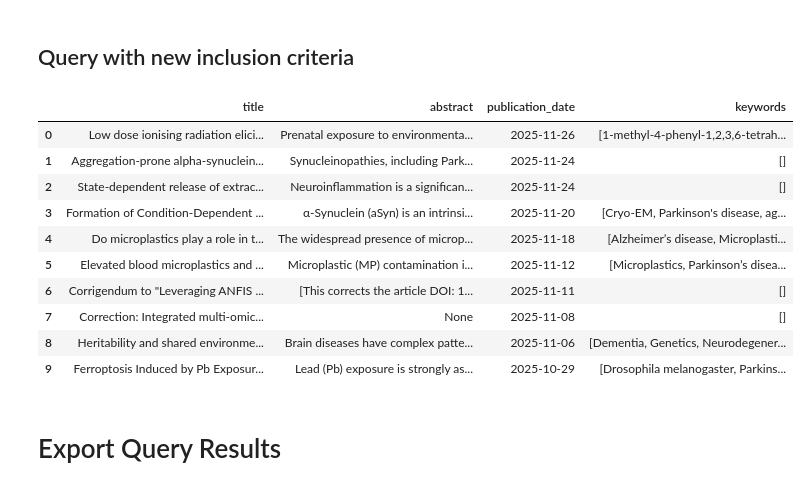
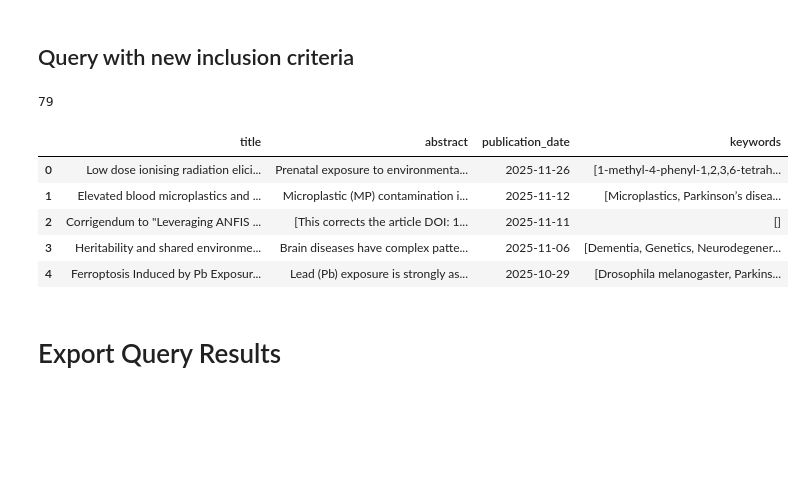
Before and after one commit to its-reg/sysrev, a Jupyter notebook: pubmed.ipynb, the cells around one changed output. Cells and saved outputs as stored; diff of their text form; code cells hidden in the pictures; blank space fills up the shorter version.

```diff
--- a/pubmed.ipynb
+++ b/pubmed.ipynb
@@ -342,34 +342,34 @@ Top 12 ngram_len=3 candidates:
 Example: call suggest_expansions() to get a list of suggested terms for expanding your query
 # %% [markdown]
 ## Query with new inclusion criteria
+# %%
+# This is the expanded query using the NLP-driven term rankings. n = 6,335
+# Since risk factors is very general, added an environment term and excluded treatment etc.
+query = '("geospatial analysis" AND "parkinson* disease") OR ("geospatial analysis" AND "movement disorders") OR ("geospatial analysis" AND "neurodegenerative disease*") OR ("parkinson* disease" AND "air pollution") OR ("parkinson* disease" AND "environment*") OR ("parkinson* disease" AND "atmospheric") OR ("parkinson* disease" AND "risk factors" AND "environment*") OR ("parkinson* disease" AND "spatial dependence") OR ("parkinson* disease" AND "golf course*") NOT ("treatment") NOT ("epidemiology") NOT ("etiology") NOT ("pathology") NOT ("clinical") NOT ("intervention*") NOT ("therap*") NOT ("diagnostic") NOT ("physiological conditions")' # n = 130
+
+query = '("geospatial analysis" AND "parkinson* disease") OR ("geospatial analysis" AND "movement disorders") OR ("geospatial analysis" AND "neurodegenerative disease*") OR ("parkinson* disease" AND "air pollution") OR ("parkinson* disease" AND "environment*") OR ("parkinson* disease" AND "atmospheric") OR ("parkinson* disease" AND "spatial dependence") OR ("parkinson* disease" AND "golf course*") OR ("parkinson* disease" AND "risk factors" AND "environment*") NOT ("treatment") NOT ("epidemiology") NOT ("etiology") NOT ("pathology") NOT ("clinical") NOT ("intervention*") NOT ("therap*") NOT ("diagnostic") NOT ("physiolog*") NOT ("gut") NOT ("pathogen*")' # n = 79
+
+query = '("geospatial analysis" AND "parkinson* disease") OR ("geospatial analysis" AND "movement disorders") OR ("geospatial analysis" AND "neurodegenerative disease*") OR ("parkinson* disease" AND "air pollution") OR ("parkinson* disease" AND "environment*") OR ("parkinson* disease" AND "atmospheric") OR ("parkinson* disease" AND "spatial dependence") OR ("parkinson* disease" AND "golf course*") OR ("parkinson* disease" AND "risk factors" AND "environment*") NOT ("treatment") NOT ("epidemiology") NOT ("etiology") NOT ("pathology") NOT ("clinical") NOT ("intervention*") NOT ("therap*") NOT ("diagnostic") NOT ("physiolog*") NOT ("gut") NOT ("pathogen*")' # n = 74, needs the dry-cleaning article
 # %%
-# This is the expanded query using the NLP-driven term rankings. n = 6,335
-# Since risk factors is very general, added an environment term and excluded treatment etc. n = 130
-query = '("geospatial analysis" AND "parkinson* disease") OR ("geospatial analysis" AND "movement disorders") OR ("geospatial analysis" AND "neurodegenerative disease*") OR ("parkinson* disease" AND "air pollution") OR ("parkinson* disease" AND "environment*") OR ("parkinson* disease" AND "atmospheric") OR ("parkinson* disease" AND "risk factors" AND "environment*") OR ("parkinson* disease" AND "spatial dependence") NOT ("treatment") NOT ("epidemiology") NOT ("etiology") NOT ("pathology") NOT ("clinical") NOT ("intervention*") NOT ("therap*") NOT ("diagnostic") OR ("parkinson* disease" AND "golf course*")'
-
 # Execute the query against the API
 # Convert to list so the results can be iterated multiple times (not exhausted)
-results = list(pubmed.query(query, max_results=200))
+results = list(pubmed.query(query, max_results=79))
 df_results = pd.json_normalize([_article_to_flat_dict(a) for a in results])
 
 # Pick nice default preview columns (if present)
 preview_cols = [c for c in ["title", "abstract", "publication_date", "keywords"] if c in df_results.columns]
 
 # Make output readable in the notebook
-pd.set_option('display.max_colwidth', 200)
-n = 10
+n = 5
+print(df_results.shape[0]) # get number of rows
 display(df_results[preview_cols].head(n))
 # %% [output]
+79
 |  | title | abstract | publication_date | keywords |
 | 0 | Low dose ionising radiation elici... | Prenatal exposure to environmenta... | 2025-11-26 | [1-methyl-4-phenyl-1,2,3,6-tetrah... |
-| 1 | Aggregation-prone alpha-synuclein... | Synucleinopathies, including Park... | 2025-11-24 | [] |
-| 2 | State-dependent release of extrac... | Neuroinflammation is a significan... | 2025-11-24 | [] |
-| 3 | Formation of Condition-Dependent ... | α-Synuclein (aSyn) is an intrinsi... | 2025-11-20 | [Cryo‐EM, Parkinson's disease, ag... |
-| 4 | Do microplastics play a role in t... | The widespread presence of microp... | 2025-11-18 | [Alzheimer’s disease, Microplasti... |
-| 5 | Elevated blood microplastics and ... | Microplastic (MP) contamination i... | 2025-11-12 | [Microplastics, Parkinson’s disea... |
-| 6 | Corrigendum to "Leveraging ANFIS ... | [This corrects the article DOI: 1... | 2025-11-11 | [] |
-| 7 | Correction: Integrated multi‑omic... | None | 2025-11-08 | [] |
-| 8 | Heritability and shared environme... | Brain diseases have complex patte... | 2025-11-06 | [Dementia, Genetics, Neurodegener... |
-| 9 | Ferroptosis Induced by Pb Exposur... | Lead (Pb) exposure is strongly as... | 2025-10-29 | [Drosophila melanogaster, Parkins... |
+| 1 | Elevated blood microplastics and ... | Microplastic (MP) contamination i... | 2025-11-12 | [Microplastics, Parkinson’s disea... |
+| 2 | Corrigendum to "Leveraging ANFIS ... | [This corrects the article DOI: 1... | 2025-11-11 | [] |
+| 3 | Heritability and shared environme... | Brain diseases have complex patte... | 2025-11-06 | [Dementia, Genetics, Neurodegener... |
+| 4 | Ferroptosis Induced by Pb Exposur... | Lead (Pb) exposure is strongly as... | 2025-10-29 | [Drosophila melanogaster, Parkins... |
 # %% [markdown]
 # Export Query Results
```
Also changed, not shown: parts of 10 cells of this notebook.
